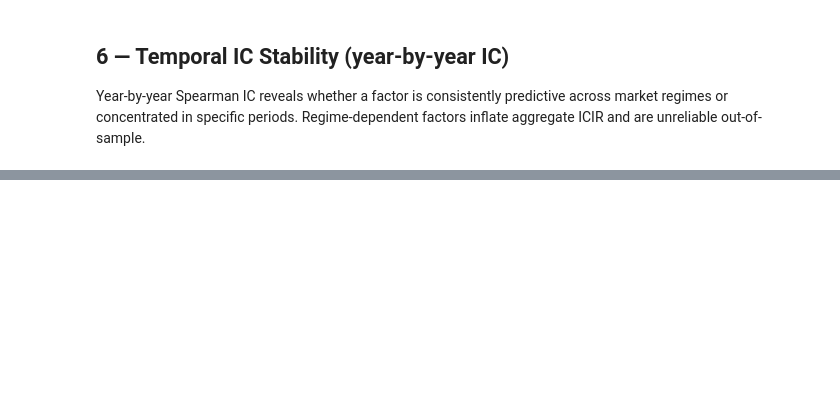
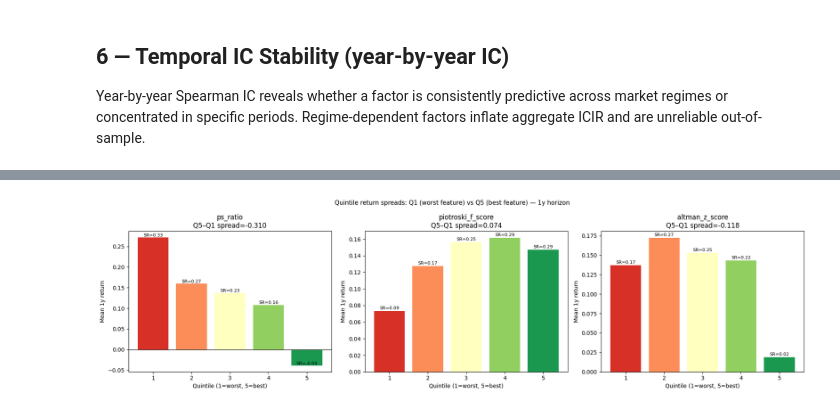
Before and after one commit to sherlock718/stock-fraud-screener, a Jupyter notebook: notebooks/02_ic_analysis.ipynb, the cells around one changed output, grey strips where cells are left out. Cells and saved outputs as stored; diff of their text form; code cells hidden in the pictures; blank space fills up the shorter version.

```diff
--- a/notebooks/02_ic_analysis.ipynb
+++ b/notebooks/02_ic_analysis.ipynb
@@ -299,0 +383,38 @@ Saved → reports/temporal_ic_stability_1y.png
+# %%
+
+# Quintile return spreads: Q1–Q5 annualized returns + Sharpe ratio
+# If IC is predictive, Q5 (top quintile) should outperform Q1 (bottom)
+# Sharpe uses cross-sectional std of returns within quintile as proxy for volatility
+
+raw_q = pd.read_parquet(ROOT / 'data' / 'historical_dataset_clean.parquet')
+raw_q = raw_q[(raw_q['period_type'] == 'annual') & raw_q['forward_return_1y'].notna()].copy()
+
+FEATS_Q = ['ps_ratio', 'piotroski_f_score', 'altman_z_score']  # illustrative top features
+FEATS_Q = [f for f in FEATS_Q if f in raw_q.columns]
+RET_Q = 'forward_return_1y'
+
+fig, axes = plt.subplots(1, len(FEATS_Q), figsize=(6 * len(FEATS_Q), 5))
+if len(FEATS_Q) == 1:
+    axes = [axes]
+
+for ax, feat in zip(axes, FEATS_Q):
+    raw_q['_q'] = raw_q.groupby('fiscal_year')[feat].transform(
+        lambda x: pd.qcut(x, 5, labels=False, duplicates='drop') + 1
+        if x.notna().sum() >= 25 else np.nan
+    )
+    q_stats = raw_q.groupby('_q')[RET_Q].agg(['mean', 'std', 'count'])
+    sharpe = q_stats['mean'] / q_stats['std'] * np.sqrt(1)  # annualized (1y return)
+    ax.bar(q_stats.index, q_stats['mean'], color=['#d73027','#fc8d59','#ffffbf','#91cf60','#1a9850'])
+    ax.set_title(f'{feat}\nQ5–Q1 spread={q_stats["mean"].iloc[-1]-q_stats["mean"].iloc[0]:.3f}')
+    ax.set_xlabel('Quintile (1=worst, 5=best)')
+    ax.set_ylabel('Mean 1y return')
+    ax.axhline(0, color='black', linewidth=0.8)
+    for i, (idx, row) in enumerate(q_stats.iterrows()):
+        ax.text(idx, row['mean'] + 0.002, f'SR={sharpe[idx]:.2f}', ha='center', fontsize=8)
+    raw_q.drop(columns=['_q'], inplace=True)
+
+plt.suptitle('Quintile return spreads: Q1 (worst feature) vs Q5 (best feature) — 1y horizon', fontsize=11)
+plt.tight_layout()
+plt.show()
+# %% [output]
+[figure, added]
```
Also changed, not shown: parts of 15 cells of this notebook, 1 other file.
